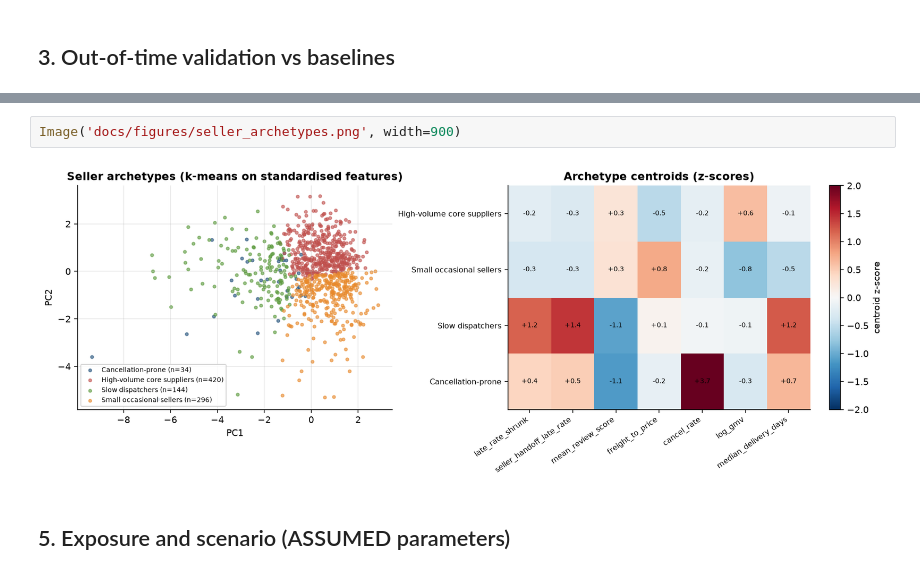
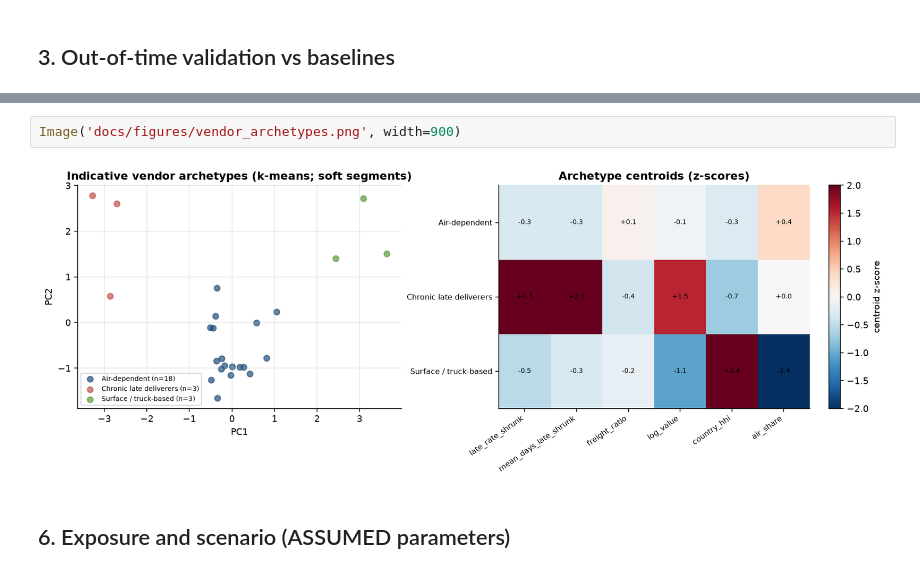
Before and after one commit to Abhi237/supplier-risk-scoring, a Jupyter notebook: notebooks/02_model_walkthrough.ipynb, the cells around one changed output, grey strips where cells are left out. Saved outputs shown, nothing was run; the diff lists cells and outputs as text.

```diff
--- a/notebooks/02_model_walkthrough.ipynb
+++ b/notebooks/02_model_walkthrough.ipynb
@@ -154,9 +166,9 @@ pd.read_csv('artifacts/archetype_profiles.csv').round(3)
 # %%
-Image('docs/figures/seller_archetypes.png', width=900)
+Image('docs/figures/vendor_archetypes.png', width=900)
 # %% [output]
-[figure, old version]
+[figure, new version]
 # %% [markdown]
-## 5. Exposure and scenario (ASSUMED parameters)
+## 6. Exposure and scenario (ASSUMED parameters)
 # %%
 {k: round(v) if v > 10 else round(v, 3) for k, v in t['exposure_totals'].items()}
 # %% [output]
```
Also changed, not shown: parts of 28 cells of this notebook, 10 other files.
